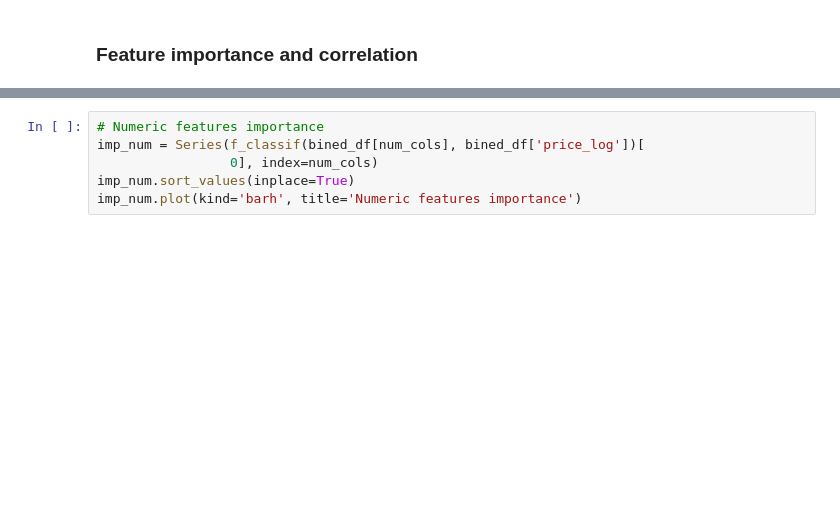
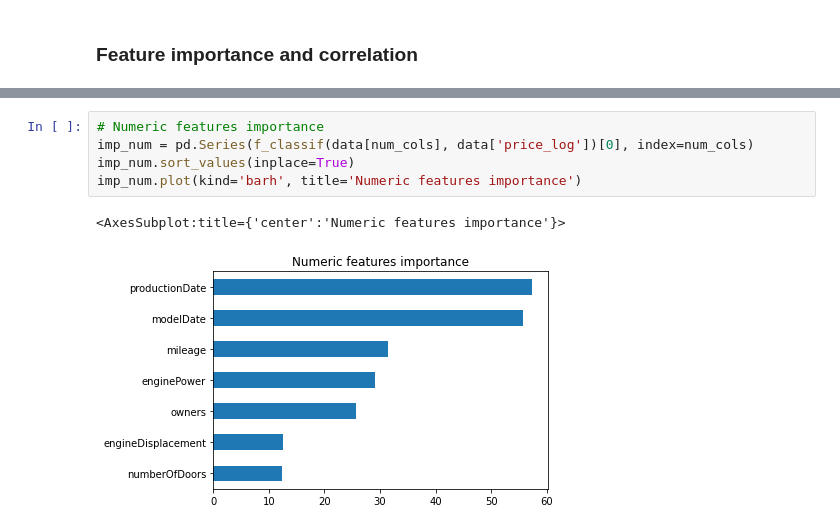
Before and after one commit to gir2017/teamwork_kaggle, a Jupyter notebook: module_5/select_auto.ipynb, the cells around one changed output, grey strips where cells are left out. Saved outputs shown, nothing was run; the diff lists cells and outputs as text; blank space fills up the shorter version.

```diff
--- a/module_5/select_auto.ipynb
+++ b/module_5/select_auto.ipynb
@@ -1962,9 +2196,11 @@ memory usage: 57.6+ MB
 # %%
 # Numeric features importance
-imp_num = Series(f_classif(bined_df[num_cols], bined_df['price_log'])[
-                 0], index=num_cols)
+imp_num = pd.Series(f_classif(data[num_cols], data['price_log'])[0], index=num_cols)
 imp_num.sort_values(inplace=True)
 imp_num.plot(kind='barh', title='Numeric features importance')
+# %% [output]
+<AxesSubplot:title={'center':'Numeric features importance'}>
+[figure, added]
 # %%
 # Numeric features correlation
 fig, ax = plt.subplots(1, 1, figsize=(10, 5))
```
Also changed, not shown: parts of 72 cells of this notebook.
